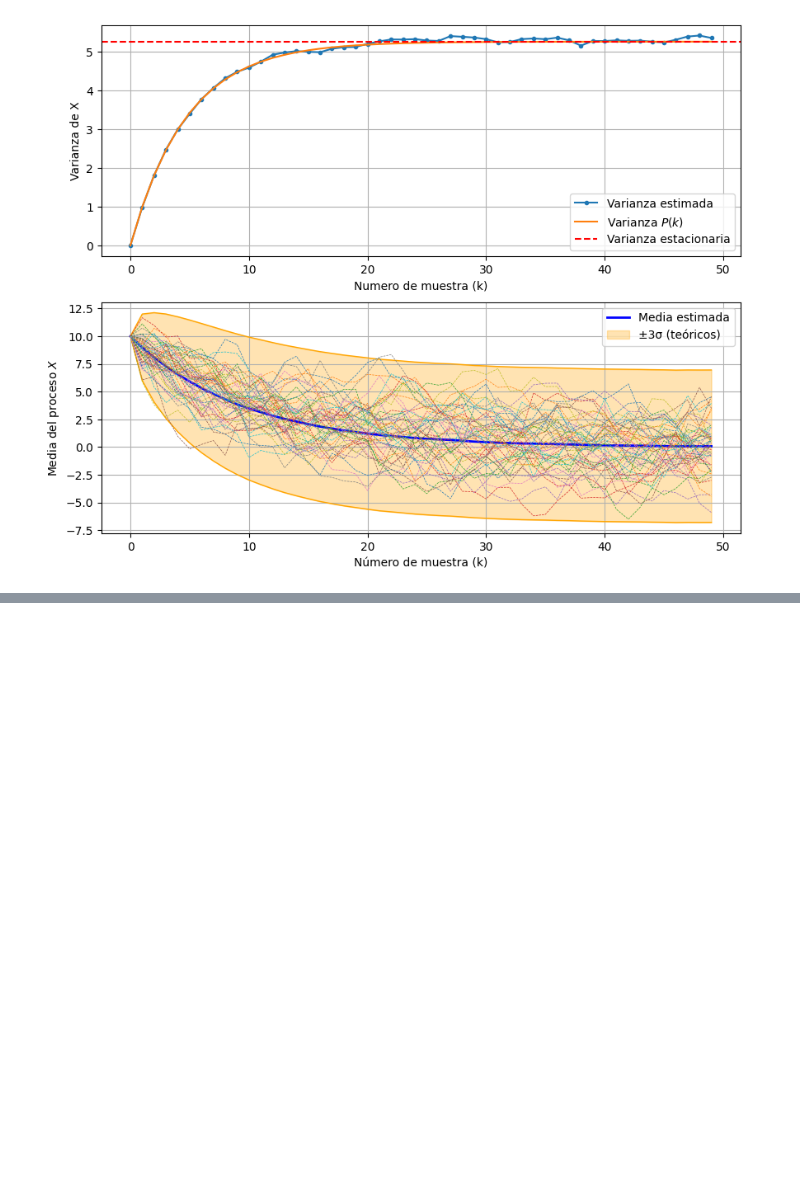
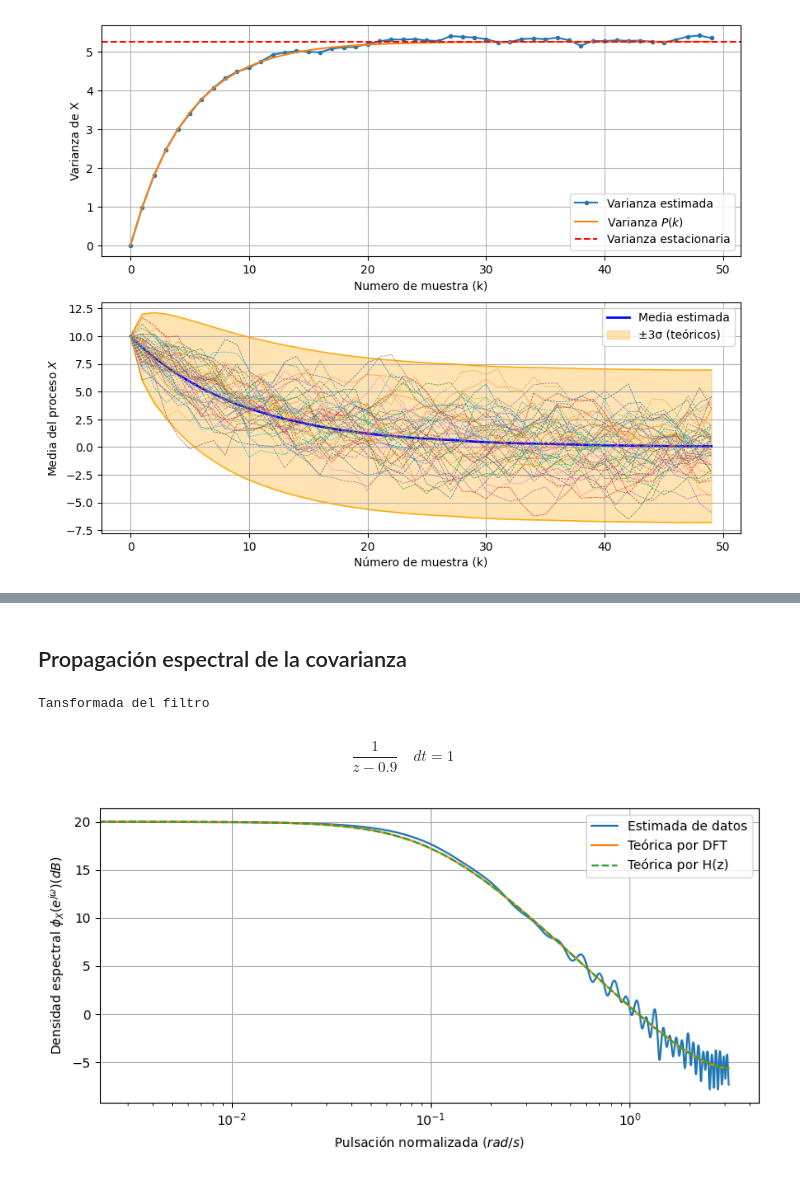
Before and after one commit to pgonfiuba/ica, a Jupyter notebook: 2. Modelo de perturbaciones/propagacion_estadisticos.ipynb, the cells around one changed output, grey strips where cells are left out. Drawn from its saved outputs; the diff is of its cells as text; code cells hidden in the pictures; blank space fills up the shorter version.

Commit message:
densidad espectral

```diff
--- a/2. Modelo de perturbaciones/propagacion_estadisticos.ipynb
+++ b/2. Modelo de perturbaciones/propagacion_estadisticos.ipynb
@@ -133,0 +138,39 @@ plt.show()
+# %% [markdown]
+## Propagación espectral de la covarianza
+# %%
+# Calculamos el espectro a partir del filtro en el dominio de la frecuencia
+H = ctrl.TransferFunction([1], [1, -a],dt=1)
+
+print("Tansformada del filtro")
+display(H)
+
+# Frecuencias en las que se evaluará
+#w = np.linspace(0, np.pi, 512)
+mag,_,_ = ctrl.bode(H, omega=w, Hz=False,plot=False)
+
+# PSD: Phi_x(w) = |H(e^{jω})|^2 * σ²
+S_e = sigma_e**2
+S_x = mag**2 * S_e
+
+# O bien calculando simbólicamente y reemplazando w
+#S_x = 1/(1+a**2 - 2*a*np.cos(w))*sigma_e
+
+
+# Gráfico
+plt.figure(figsize=(8,4))
+plt.plot(w, 10*np.log10(Sx_est), label='Estimada de datos')
+plt.plot(w, 10*np.log10(Sx_teo), label='Teórica por DFT')
+plt.plot(w, 10*np.log10(S_x), '--', label='Teórica por H(z)')
+#plt.plot(w, S_x, label='Teórica por H(z)')
+plt.xlabel('Frecuencia (rad/muestra)')
+plt.xlabel("Pulsación normalizada ($rad/s$)")
+plt.ylabel("Densidad espectral $\phi_X(e^{jω}) (dB)$")
+plt.semilogx()
+plt.grid(True)
+plt.legend()
+plt.tight_layout()
+plt.show()
+# %% [output]
+Tansformada del filtro
+$$\frac{1}{z - 0.9}\quad dt = 1$$
+[figure, added]
```
Also changed, not shown: parts of 3 cells of this notebook.
